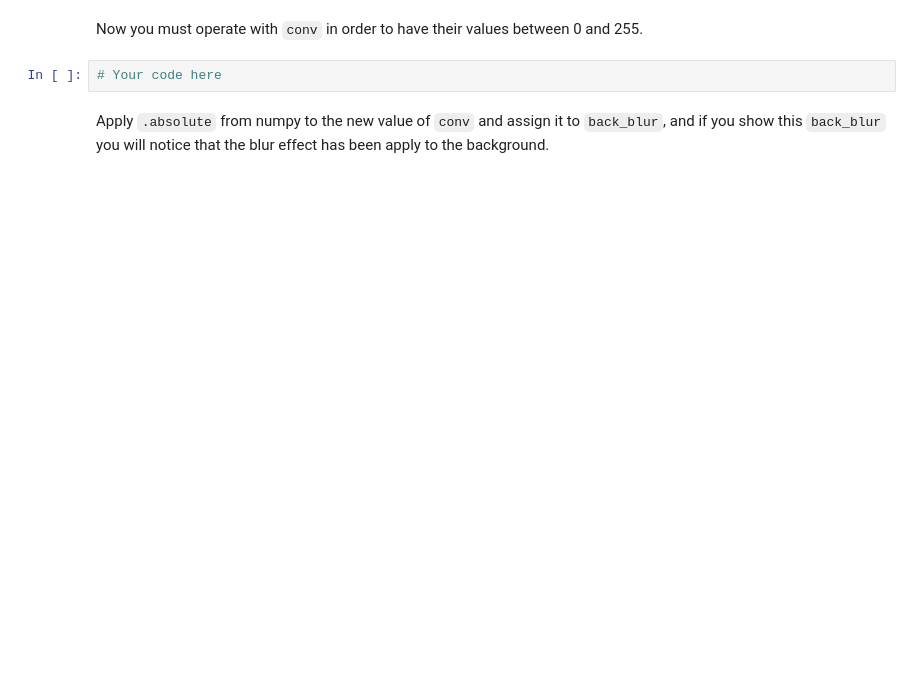
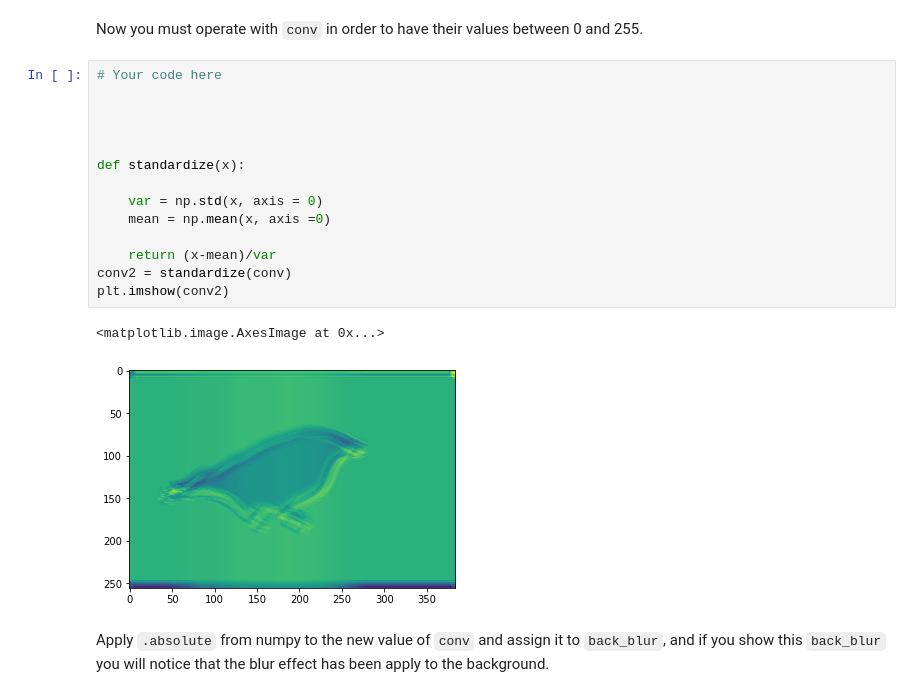
Before and after one commit to Sergio-Perez/lab-image-segmentation, a Jupyter notebook: main.ipynb, the cells around one changed output. Saved outputs shown, nothing was run; the diff lists cells and outputs as text; blank space fills up the shorter version.

```diff
--- a/main.ipynb
+++ b/main.ipynb
@@ -156,7 +164,22 @@ Now you must use `signal.convolve2d` from scipy and pass the array image (`back_
 # %% [markdown]
 Now you must operate with `conv` in order to have their values between 0 and 255.
-# %%
-# Your code here
+# %%
+# Your code here
+
+
+
+
+def standardize(x):
+
+    var = np.std(x, axis = 0)
+    mean = np.mean(x, axis =0)
+
+    return (x-mean)/var
+conv2 = standardize(conv)
+plt.imshow(conv2)
+# %% [output]
+<matplotlib.image.AxesImage at 0x...>
+[figure, added]
 # %% [markdown]
 Apply `.absolute` from numpy to the new value of `conv` and assign it to `back_blur`, and if you show this `back_blur` you will notice that the blur effect has been apply to the background.
 # %%
```
Also changed, not shown: parts of 18 cells of this notebook.
